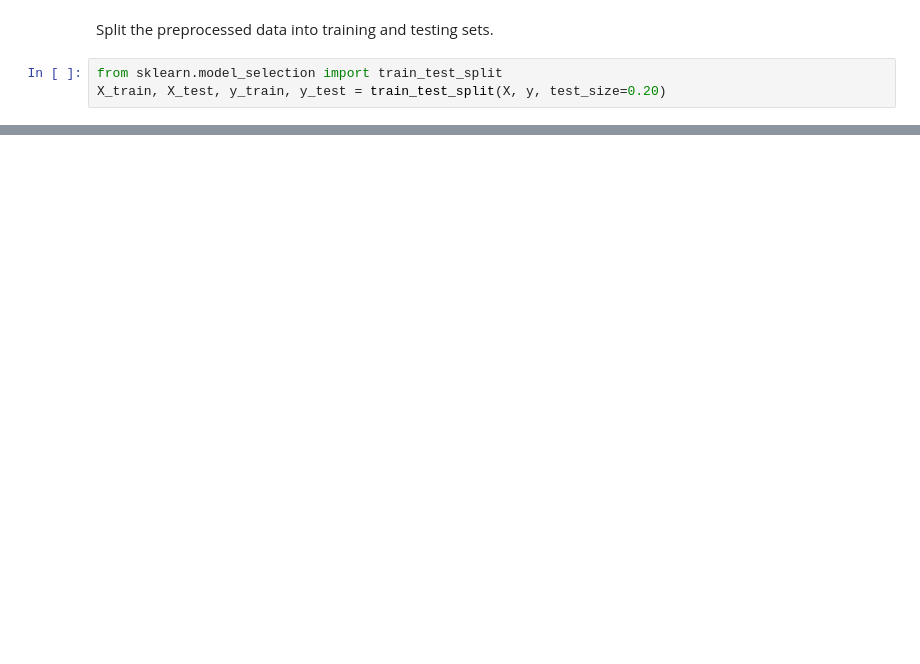
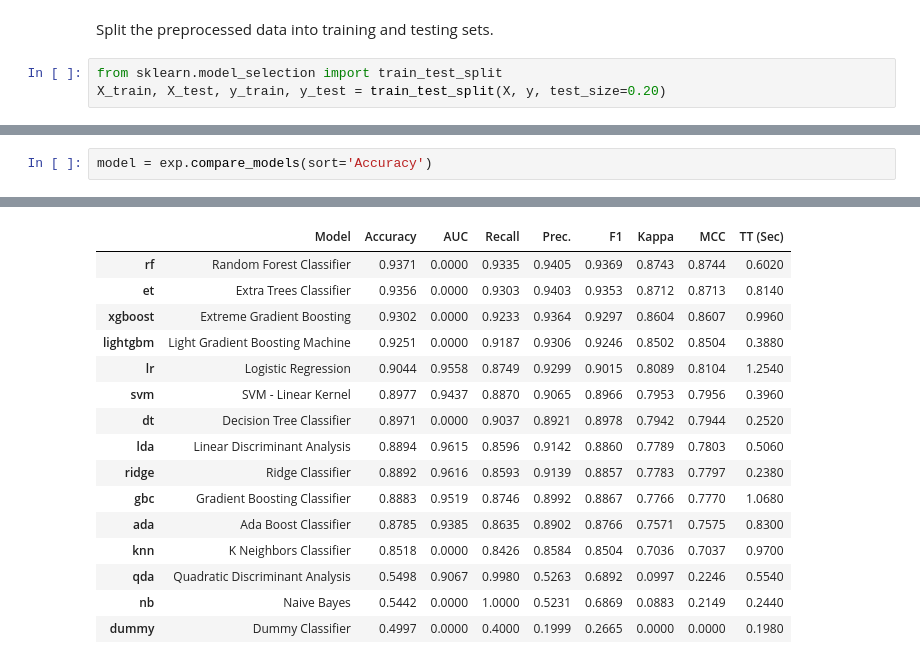
Before and after one commit to Linahwail/task_machine_learning_model, a Jupyter notebook: task.ipynb, the cells around one changed output, grey strips where cells are left out. Saved outputs shown, nothing was run; the diff lists cells and outputs as text; blank space fills up the shorter version.

```diff
--- a/task.ipynb
+++ b/task.ipynb
@@ -712,0 +1016,3 @@ final_predictions
+# %%
+model = exp.compare_models(sort='Accuracy')
+# %% [output]
@@ -712,0 +1020,16 @@ final_predictions
+|  | Model | Accuracy | AUC | Recall | Prec. | F1 | Kappa | MCC | TT (Sec) |
+| rf | Random Forest Classifier | 0.9371 | 0.0000 | 0.9335 | 0.9405 | 0.9369 | 0.8743 | 0.8744 | 0.6020 |
+| et | Extra Trees Classifier | 0.9356 | 0.0000 | 0.9303 | 0.9403 | 0.9353 | 0.8712 | 0.8713 | 0.8140 |
+| xgboost | Extreme Gradient Boosting | 0.9302 | 0.0000 | 0.9233 | 0.9364 | 0.9297 | 0.8604 | 0.8607 | 0.9960 |
+| lightgbm | Light Gradient Boosting Machine | 0.9251 | 0.0000 | 0.9187 | 0.9306 | 0.9246 | 0.8502 | 0.8504 | 0.3880 |
+| lr | Logistic Regression | 0.9044 | 0.9558 | 0.8749 | 0.9299 | 0.9015 | 0.8089 | 0.8104 | 1.2540 |
+| svm | SVM - Linear Kernel | 0.8977 | 0.9437 | 0.8870 | 0.9065 | 0.8966 | 0.7953 | 0.7956 | 0.3960 |
+| dt | Decision Tree Classifier | 0.8971 | 0.0000 | 0.9037 | 0.8921 | 0.8978 | 0.7942 | 0.7944 | 0.2520 |
+| lda | Linear Discriminant Analysis | 0.8894 | 0.9615 | 0.8596 | 0.9142 | 0.8860 | 0.7789 | 0.7803 | 0.5060 |
+| ridge | Ridge Classifier | 0.8892 | 0.9616 | 0.8593 | 0.9139 | 0.8857 | 0.7783 | 0.7797 | 0.2380 |
+| gbc | Gradient Boosting Classifier | 0.8883 | 0.9519 | 0.8746 | 0.8992 | 0.8867 | 0.7766 | 0.7770 | 1.0680 |
+| ada | Ada Boost Classifier | 0.8785 | 0.9385 | 0.8635 | 0.8902 | 0.8766 | 0.7571 | 0.7575 | 0.8300 |
+| knn | K Neighbors Classifier | 0.8518 | 0.0000 | 0.8426 | 0.8584 | 0.8504 | 0.7036 | 0.7037 | 0.9700 |
+| qda | Quadratic Discriminant Analysis | 0.5498 | 0.9067 | 0.9980 | 0.5263 | 0.6892 | 0.0997 | 0.2246 | 0.5540 |
+| nb | Naive Bayes | 0.5442 | 0.0000 | 1.0000 | 0.5231 | 0.6869 | 0.0883 | 0.2149 | 0.2440 |
+| dummy | Dummy Classifier | 0.4997 | 0.0000 | 0.4000 | 0.1999 | 0.2665 | 0.0000 | 0.0000 | 0.1980 |
```
Also changed, not shown: parts of 76 cells of this notebook, 2 other files.
